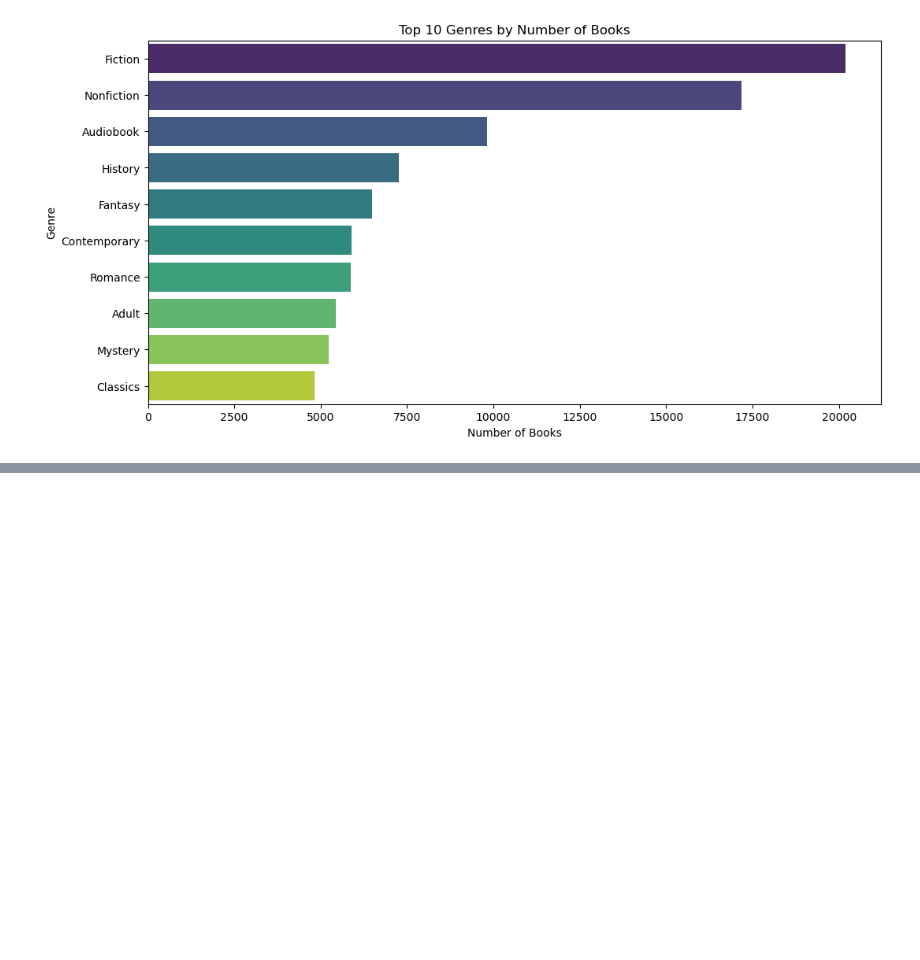
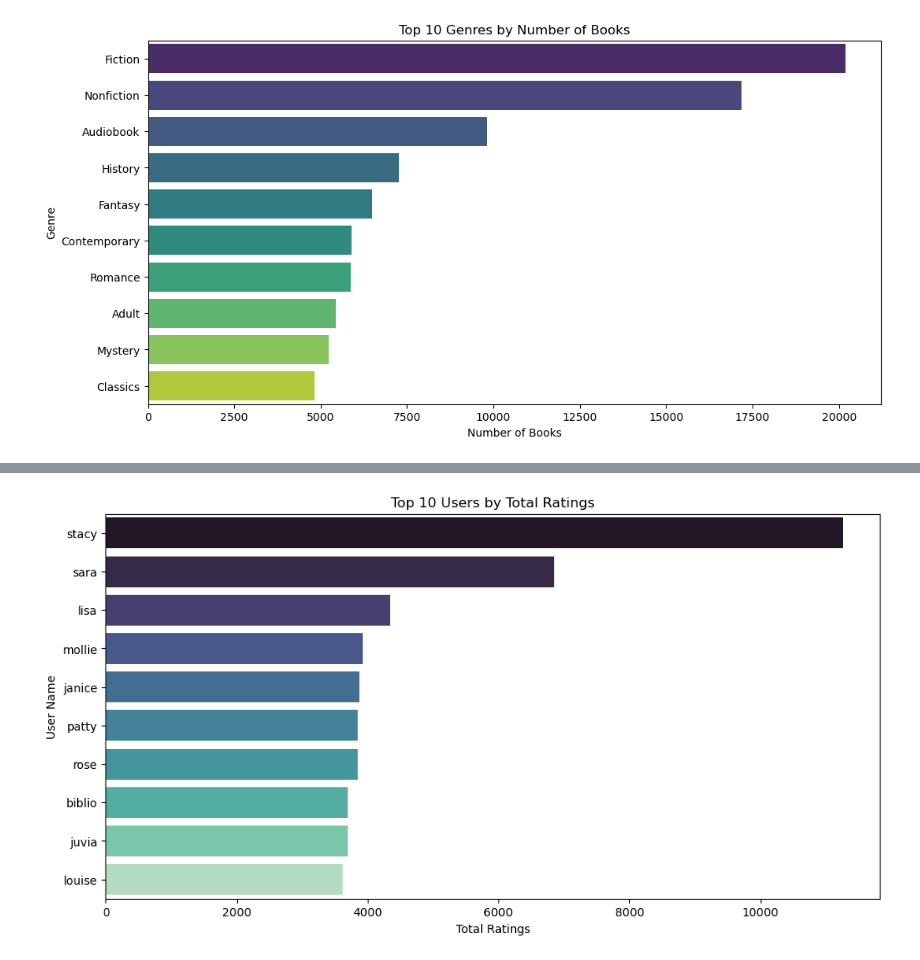
Before and after one commit to hwangisgone/book-rec-2, a Jupyter notebook: data-pipeline/eda1.ipynb, the cells around one changed output, grey strips where cells are left out. Drawn from its saved outputs; the diff is of its cells as text; code cells hidden in the pictures; blank space fills up the shorter version.

```diff
--- a/data-pipeline/eda1.ipynb
+++ b/data-pipeline/eda1.ipynb
@@ -384,0 +392,12 @@ IndexError: index 0 is out of bounds for axis 0 with size 0
+# %%
+# top 10 users by total ratings
+top_raters = users_df.nlargest(10, 'total_ratings')
+
+plt.figure(figsize=(12, 6))
+sns.barplot(x=top_raters['total_ratings'], y=top_raters['name'], palette='mako')
+plt.title('Top 10 Users by Total Ratings')
+plt.xlabel('Total Ratings')
+plt.ylabel('User Name')
+plt.show()
+# %% [output]
+[figure, added]
```
Also changed, not shown: parts of 10 cells of this notebook.
